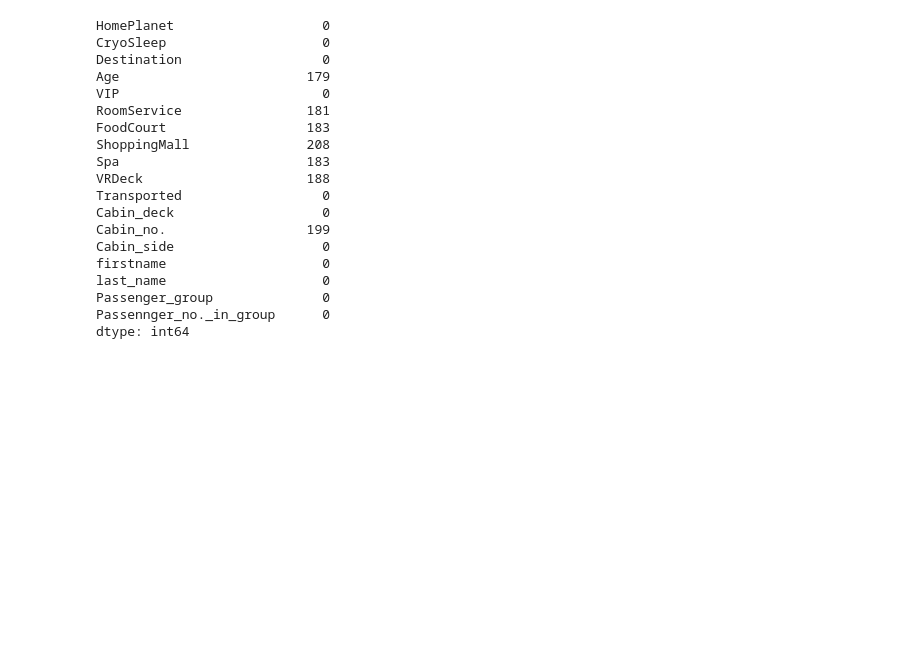
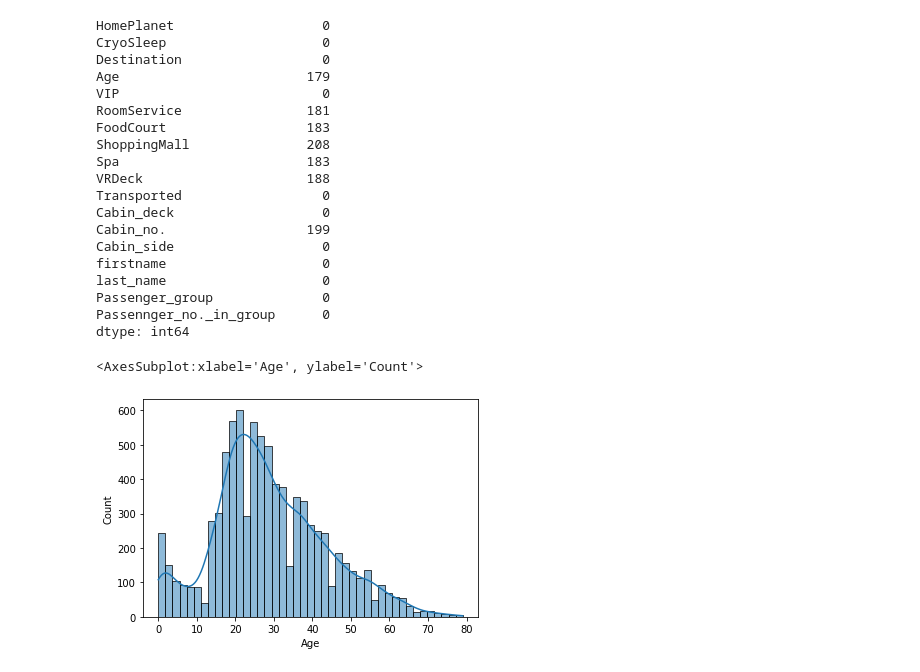
Before and after one commit to taaha/Classification-Spaceship-Titanic, a Jupyter notebook: classification-spaceship-titanic.ipynb, the cells around one changed output. Drawn from its saved outputs; the diff is of its cells as text; code cells hidden in the pictures; blank space fills up the shorter version.

```diff
--- a/classification-spaceship-titanic.ipynb
+++ b/classification-spaceship-titanic.ipynb
@@ -182,7 +186,7 @@ data=mode_imputer.transform(data)
 # %% [output]
 {'HomePlanet': 'Earth', 'CryoSleep': False, 'Destination': 'TRAPPIST-1e', 'VIP': False, 'Cabin_deck': 'F', 'Cabin_side': 'S', 'firstname': 'Idace', 'last_name': 'Casonston'}
 # %%
-df['Cabin_no.'] = pd.to_numeric(df['Cabin_no.'])
+data['Cabin_no.'] = pd.to_numeric(data['Cabin_no.'])
 # %%
 data.isna().sum()
 #data.info()
@@ -206,3 +210,10 @@ last_name                    0
 Passenger_group              0
 Passennger_no._in_group      0
 dtype: int64
+# %%
+import seaborn as sns
+
+sns.histplot(data.Age, kde=True)
+# %% [output]
+<AxesSubplot:xlabel='Age', ylabel='Count'>
+[figure, added]
```
Also changed, not shown: parts of 6 cells of this notebook.
